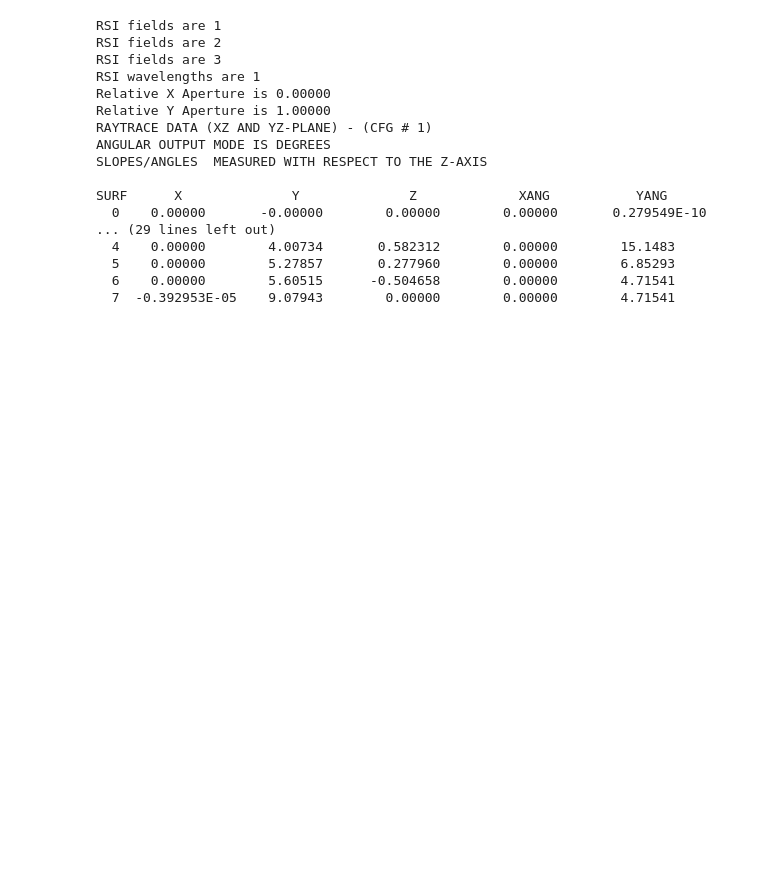
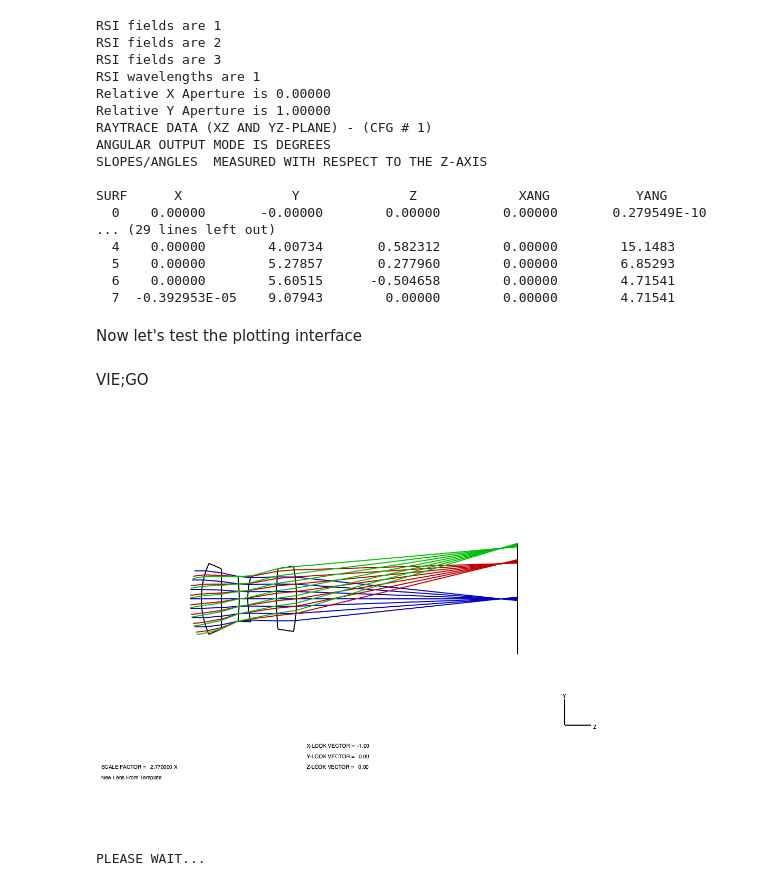
Before and after one commit to jeremynesbitt/zoa, a Jupyter notebook: jupyter/zoa_demo.ipynb, the cells around one changed output. Drawn from its saved outputs; the diff is of its cells as text; code cells hidden in the pictures; blank space fills up the shorter version.

```diff
--- a/jupyter/zoa_demo.ipynb
+++ b/jupyter/zoa_demo.ipynb
@@ -138,3 +138,12 @@ SURF      X              Y              Z             XANG           YANG
   5    0.00000        5.27857       0.277960        0.00000        6.85293
   6    0.00000        5.60515      -0.504658        0.00000        4.71541
   7  -0.392953E-05    9.07943        0.00000        0.00000        4.71541
+# %% [markdown]
+Now let's test the plotting interface
+# %% [markdown]
+VIE;GO
+# %%
+VIE;GO
+# %% [output]
+[figure, added]
+PLEASE WAIT...
```
Also changed, not shown: parts of 6 cells of this notebook, 4 other files.
